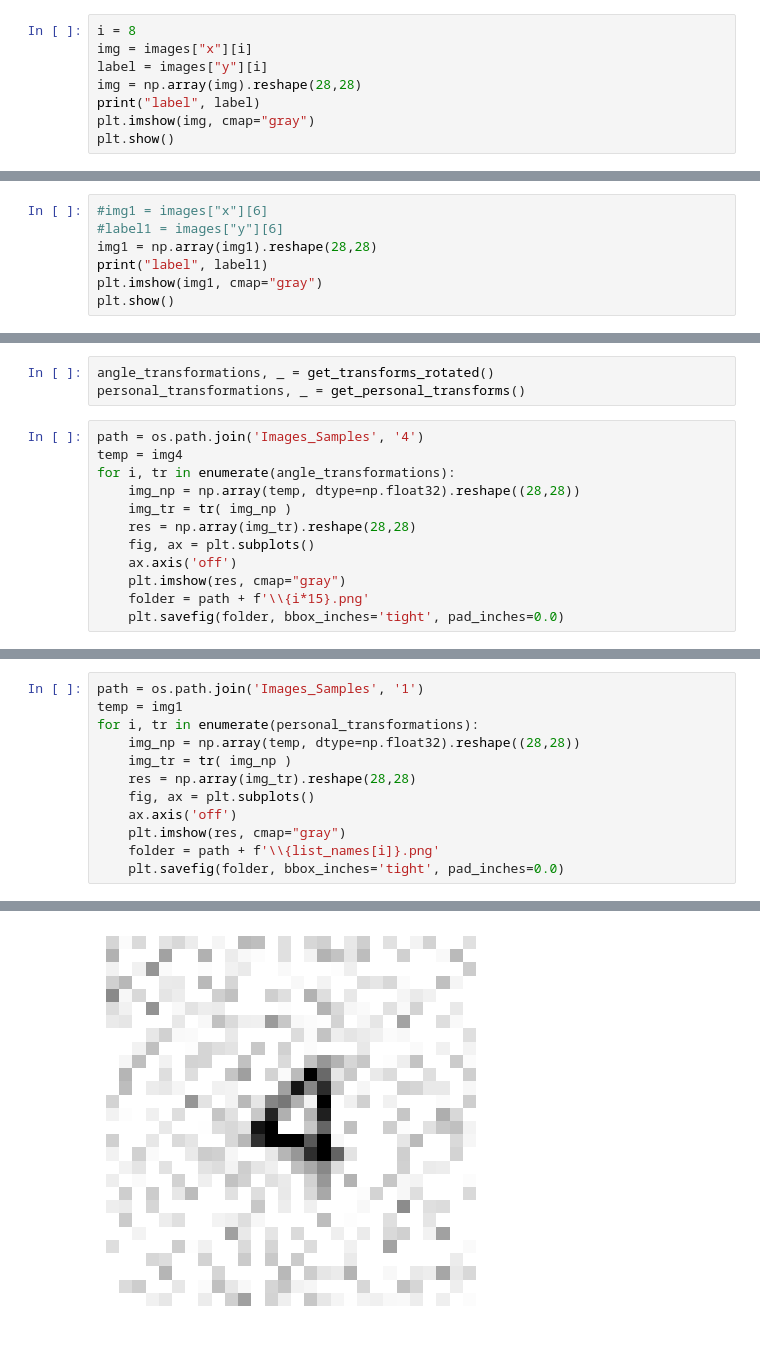
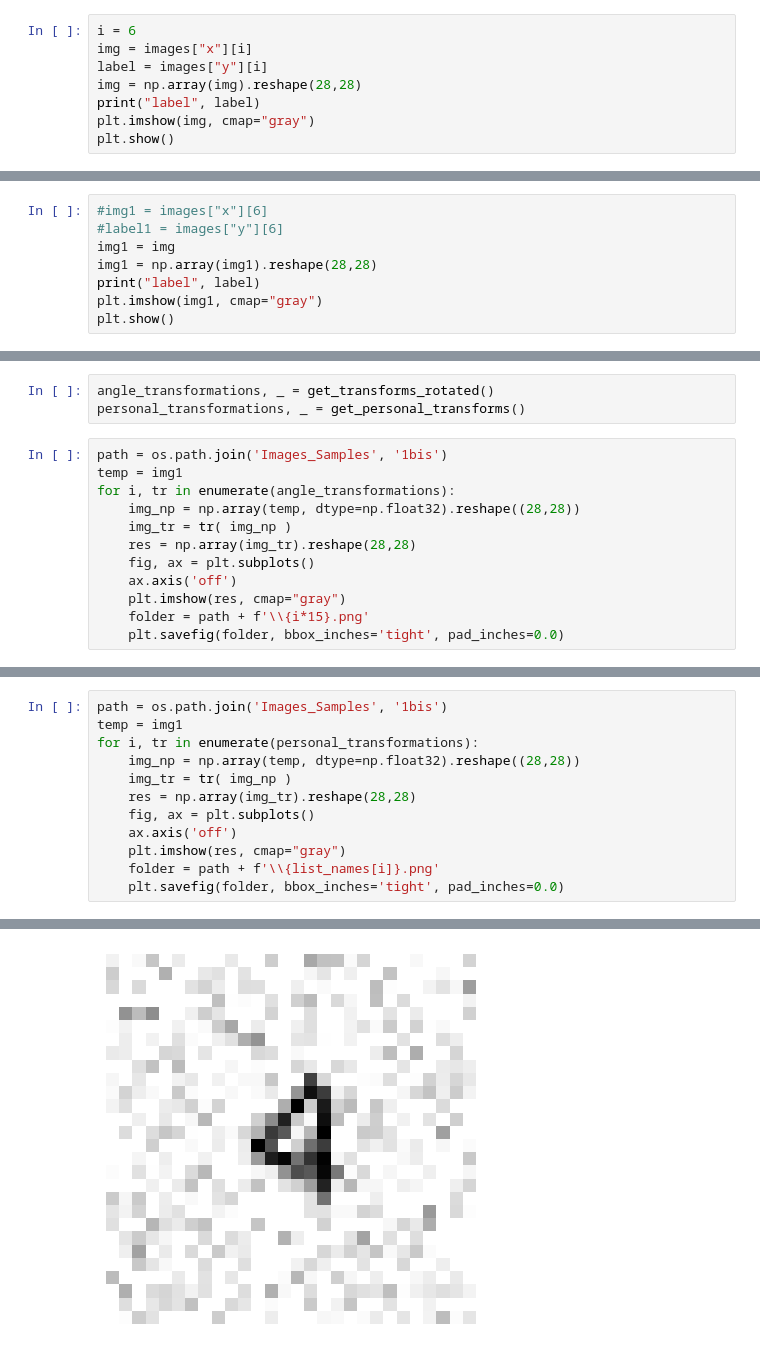
Before and after one commit to ClaudioSavelli/FedDANN, a Jupyter notebook: Project/TakeImagesForPaper.ipynb, the cells around one changed output, grey strips where cells are left out. Cells and saved outputs as stored; diff of their text form.

Commit message:
fixed image generation

```diff
--- a/Project/TakeImagesForPaper.ipynb
+++ b/Project/TakeImagesForPaper.ipynb
@@ -241,7 +241,7 @@ images = unify_clients(train_datasets)
 # %% [markdown]
 Images è una lista con 10 immagini, è possibile vedere singolarmente queste cambiando la i nella prossima window, e da lì si possono selezionare le immagini che si preferiscono, dopodichè con i due snippet alla fine è possibile salvare per ogni trasforamzione una immagine andando semplicemente a definire la cartella di destinazione
 # %%
-i = 8
+i = 6
 img = images["x"][i]
 label = images["y"][i]
 img = np.array(img).reshape(28,28)
@@ -254,8 +254,9 @@ label 39
 # %%
 #img1 = images["x"][6]
 #label1 = images["y"][6]
+img1 = img
 img1 = np.array(img1).reshape(28,28)
-print("label", label1)
+print("label", label)
 plt.imshow(img1, cmap="gray")
 plt.show()
 # %% [output]
@@ -297,8 +298,8 @@ label 39
 angle_transformations, _ = get_transforms_rotated()
 personal_transformations, _ = get_personal_transforms()
 # %%
-path = os.path.join('Images_Samples', '4')
-temp = img4
+path = os.path.join('Images_Samples', '1bis')
+temp = img1
 for i, tr in enumerate(angle_transformations):
     img_np = np.array(temp, dtype=np.float32).reshape((28,28))
     img_tr = tr( img_np )
@@ -320,18 +322,18 @@ list_names = ["a - normal image", "b - MotionBlur", "c - InvertColors", "d - 45d
 # %%
-path = os.path.join('Images_Samples', '1')
+path = os.path.join('Images_Samples', '1bis')
 temp = img1
 for i, tr in enumerate(personal_transformations):
     img_np = np.array(temp, dtype=np.float32).reshape((28,28))
     img_tr = tr( img_np )
     res = np.array(img_tr).reshape(28,28)
     fig, ax = plt.subplots()
     ax.axis('off')
     plt.imshow(res, cmap="gray")
     folder = path + f'\\{list_names[i]}.png'
     plt.savefig(folder, bbox_inches='tight', pad_inches=0.0)
 # %% [output]
 [figure]
 [figure]
 [figure]
 [figure]
-[figure, old version]
+[figure, new version]
```
Also changed, not shown: parts of 5 cells of this notebook, 31 other files.
